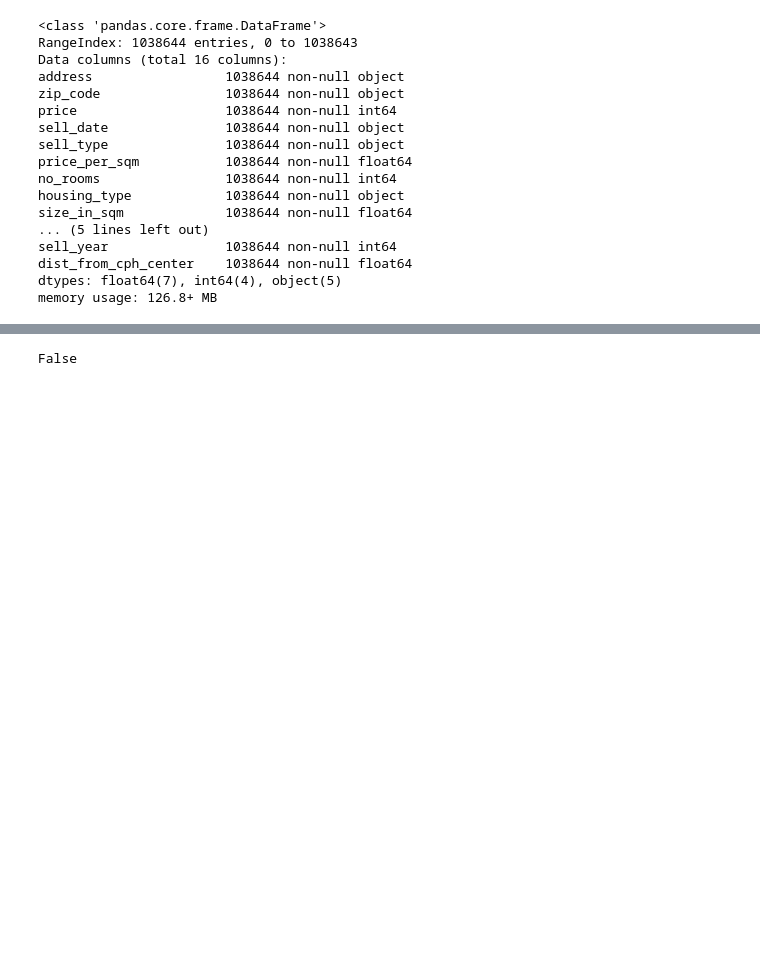
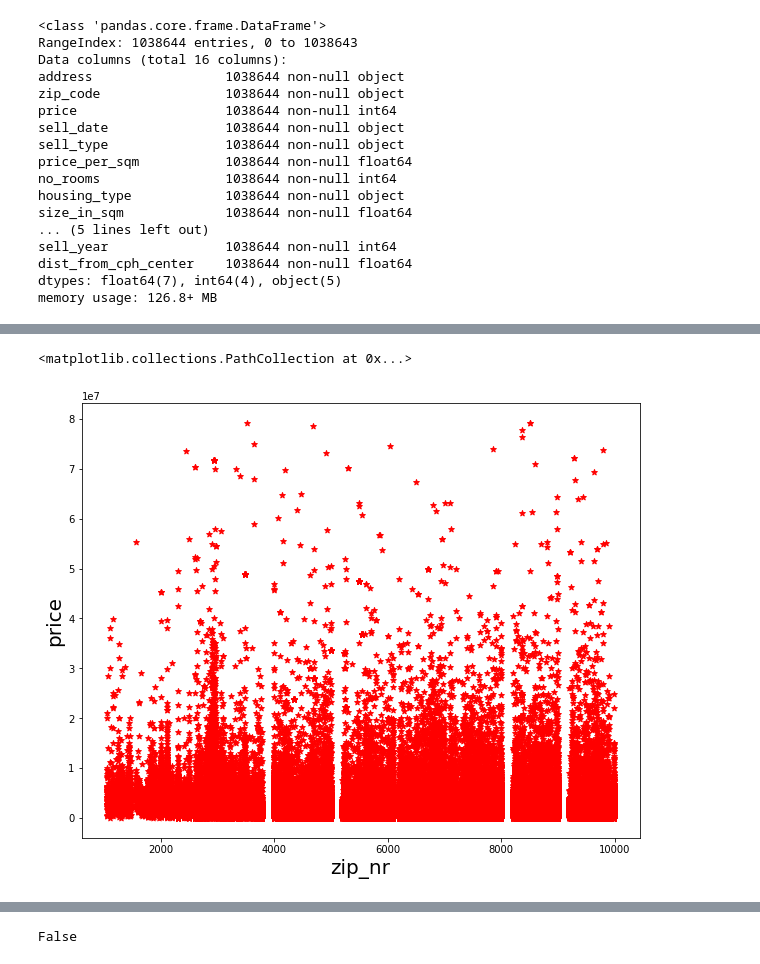
Before and after one commit to lakridserne/PowerSmiling, a Jupyter notebook: assignment_7/BI_assignment7.ipynb, the cells around one changed output, grey strips where cells are left out. Cells and saved outputs as stored; diff of their text form; code cells hidden in the pictures; blank space fills up the shorter version.

```diff
--- a/assignment_7/BI_assignment7.ipynb
+++ b/assignment_7/BI_assignment7.ipynb
@@ -95,0 +168,8 @@ validation_xx = pd.concat([asample.iloc[:,0:17],bsample.iloc[:,0:17],csample.ilo
+# %%
+plt.figure(figsize=(10,8))
+plt.xlabel('zip_nr' ,fontsize='20')
+plt.ylabel('price' ,fontsize='20')
+plt.scatter( df['zip_nr'], df['price'],  color='red', marker='*')
+# %% [output]
+<matplotlib.collections.PathCollection at 0x...>
+[figure, added]
```
Also changed, not shown: parts of 64 cells of this notebook.
